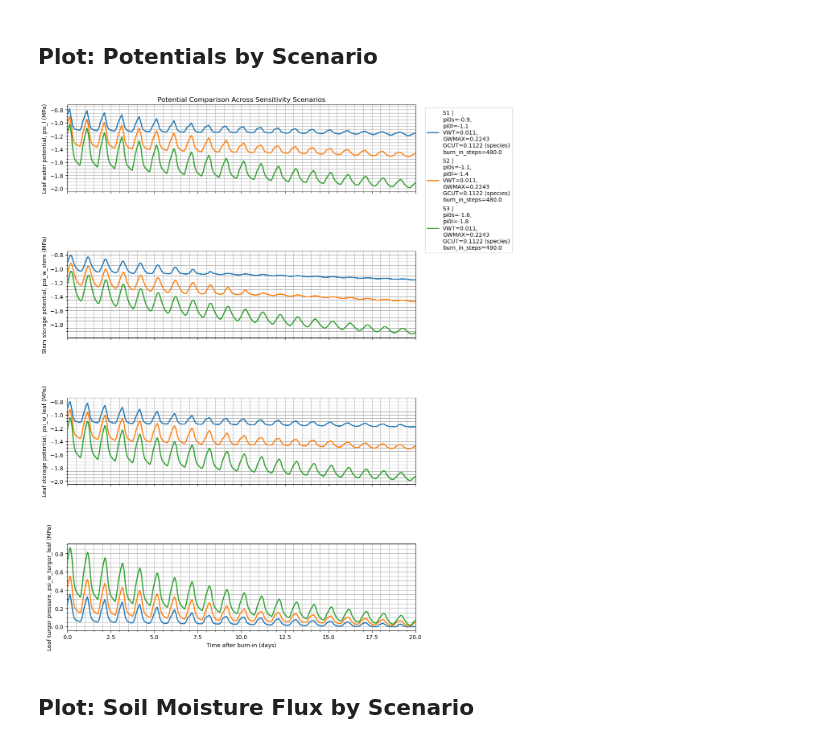
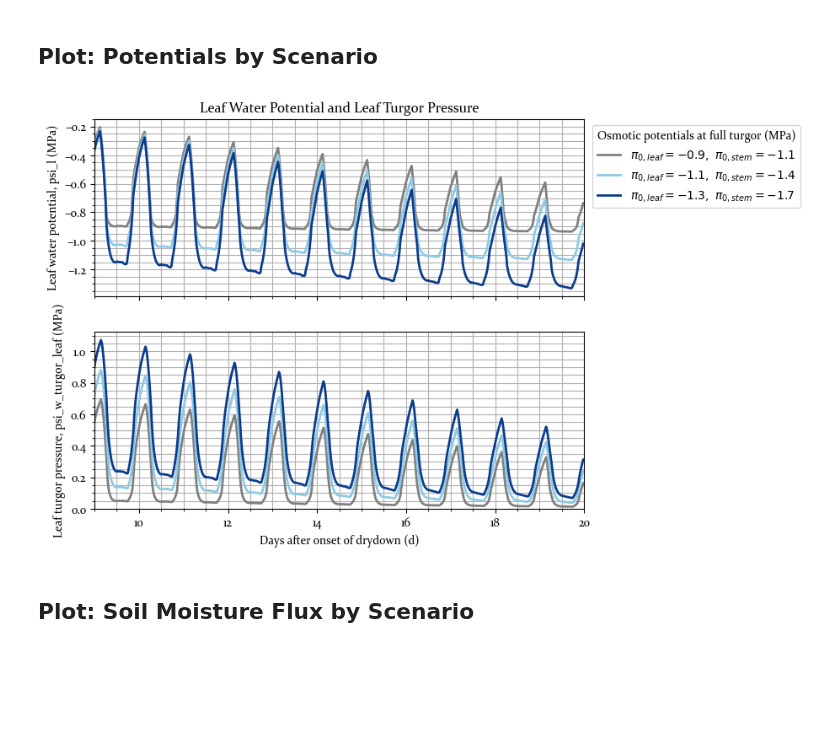
Before and after one commit to jagottlieb/Photo3-Plant-Salinity-Traits, a Jupyter notebook: analysis_notebook_sensitivity_v1.ipynb, the cells around one changed output. Cells and saved outputs as stored; diff of their text form; code cells hidden in the pictures; blank space fills up the shorter version.

```diff
--- a/analysis_notebook_sensitivity_v1.ipynb
+++ b/analysis_notebook_sensitivity_v1.ipynb
@@ -169,6 +202,9 @@ def build_scenario_model(cfg):
     else:
         scenario_gcut = float(gcut_setting)
 
+    scenario_salt_uptake = bool(cfg.get("salt_uptake", salt_uptake))
+    scenario_E = float(cfg.get("E", 0.99))
+
     total_steps = steps(duration, int(timestepM))
     if cfg.get("burn_in_days") is not None:
         burn_in_steps = steps(float(cfg["burn_in_days"]), int(timestepM))
@@ -184,7 +220,7 @@ def build_scenario_model(cfg):
         s=s_init_arr,
         cs=cs_init_arr,
     )
-    photo_obj = C3_cs_reduc(
+    photo_obj = C3( #C3_cs_reduc(
         species_obj,
         atmosphere_obj,
         cs_array=cs_init_arr,
@@ -209,7 +245,7 @@ def build_scenario_model(cfg):
         eta_stem=eta_stem,
         mcap_stem=mcap_stem,
         dt=dt,
-        salt_uptake=False,
+        salt_uptake=scenario_salt_uptake,
         psi_wf_mode=psi_wf_mode,
         vwi_leaf=vwi_leaf,
         c_leaf=c_leaf,
@@ -218,7 +254,10 @@ def build_scenario_model(cfg):
         pi0_leaf=cfg["pi0_leaf"],
         eta_leaf=eta_leaf,
         mcap_leaf=mcap_leaf,
+        leaf_uptake_frac=leaf_uptake_frac,
         gcut=scenario_gcut,
+        E=scenario_E,
+        F_CAP=f_cap,
     )
 
     plant_obj = SimulationMultiComp(
@@ -233,12 +272,8 @@ def build_scenario_model(cfg):
         dt=dt,
     )
 
-    label = (
-        f"{cfg['name']} |\npi0s={cfg['pi0_stem']},\npi0l={cfg['pi0_leaf']}"
-        f"\nVWT={cfg['VWT']:.4g},\nGWMAX={species_obj.GWMAX:.4g}"
-        f"\nGCUT={scenario_gcut:.4g} ({cfg.get('gcut', 'species')})"
-        f"\nburn_in_steps={burn_in_steps}"
-    )
+    # Report-ready legend label
+    label = rf"$\pi_{{0,leaf}} = {cfg['pi0_leaf']:.1f},\ \pi_{{0,stem}} = {cfg['pi0_stem']:.1f}$"
 
     return {
         "config": cfg,
@@ -466,47 +526,63 @@ expected_steps = int(duration * 24 * 60 / timestepM)
 candidate_lengths = []
 for cfg in scenario_configs:
     out = results_by_scenario[cfg['name']]["output"]
-    candidate_lengths.extend([len(out["psi_l"]), len(out["psi_w_stem"]), len(out["psi_w_leaf"]), len(out["psi_w_turgor_leaf"])])
+    # candidate_lengths.extend([len(out["psi_l"]), len(out["psi_w_stem"]), len(out["psi_w_leaf"]), len(out["psi_w_turgor_leaf"])])
+    candidate_lengths.extend([len(out["psi_l"]), len(out["psi_w_turgor_leaf"])])
 n_plot = min(candidate_lengths)
 
 # Use the maximum burn-in across scenarios so all series share the same time axis
 max_burn_in = max(results_by_scenario[cfg["name"]]["burn_in_steps"] for cfg in scenario_configs)
 post_burn_steps = n_plot - max_burn_in
 post_burn_duration = post_burn_steps * dt / 86400.0  # days
 
-time_plot = np.linspace(0.0, post_burn_duration, num=post_burn_steps, endpoint=False)
+post_burn_days = np.arange(post_burn_steps) * dt / 86400.0
+plot_start_day = max(float(start_day_after_burn_in) - 1.0, 0.0)
+plot_start_idx = int(np.searchsorted(post_burn_days, plot_start_day, side="left"))
+time_plot = post_burn_days[plot_start_idx:]
+
+scenario_palette = ["#808080", "#8ecae6", "#0b3c8c"]
 scenario_colors = {
-    cfg["name"]: plt.cm.tab10(i % 10)
+    cfg["name"]: scenario_palette[i % len(scenario_palette)]
     for i, cfg in enumerate(scenario_configs)
 }
 
-fig, axes = plt.subplots(4, 1, figsize=(12, 14), sharex=True)
+# fig, axes = plt.subplots(4, 1, figsize=(7.5, 6), sharex=True)
+fig, axes = plt.subplots(2, 1, figsize=(7.5, 6), sharex=True)
+
+# series_specs = [
+#     ("psi_l", "Leaf water potential, psi_l (MPa)"),
+#     ("psi_w_stem", "Stem storage potential, psi_w_stem (MPa)"),
+#     ("psi_w_leaf", "Leaf storage potential, psi_w_leaf (MPa)"),
+#     ("psi_w_turgor_leaf", "Leaf turgor pressure, psi_w_turgor_leaf (MPa)"),
+# ]
 series_specs = [
     ("psi_l", "Leaf water potential, psi_l (MPa)"),
-    ("psi_w_stem", "Stem storage potential, psi_w_stem (MPa)"),
-    ("psi_w_leaf", "Leaf storage potential, psi_w_leaf (MPa)"),
     ("psi_w_turgor_leaf", "Leaf turgor pressure, psi_w_turgor_leaf (MPa)"),
 ]
 
 for ax, (key, ylabel) in zip(axes, series_specs):
     for cfg in scenario_configs:
         name = cfg["name"]
         label = results_by_scenario[name]["label"]
-        y = np.array(results_by_scenario[name]["output"][key])[max_burn_in:n_plot]
+        y = np.array(results_by_scenario[name]["output"][key])[max_burn_in + plot_start_idx:n_plot]
         ax.plot(time_plot, y, linewidth=2, color=scenario_colors[name], label=label)
     ax.set_ylabel(ylabel)
     ax.minorticks_on()
     ax.grid(visible=True, which="both", axis="both")
 
-axes[0].set_title("Potential Comparison Across Sensitivity Scenarios")
-axes[-1].set_xlabel("Time after burn-in (days)")
-axes[-1].set_xlim(0, post_burn_duration)
-axes[0].legend(bbox_to_anchor=(1.02, 1), loc="upper left")
-plt.tight_layout()
+# Keep turgor axis non-negative for readability
+axes[1].set_ylim(bottom=0)
+
+# axes[0].set_title("Potential Comparison Across Sensitivity Scenarios")
+axes[0].set_title("Leaf Water Potential and Leaf Turgor Pressure")
+axes[-1].set_xlabel("Days after onset of drydown (d)")
+axes[-1].set_xlim(time_plot[0] if len(time_plot) else plot_start_day, post_burn_duration)
+axes[0].legend(title=legend_title, bbox_to_anchor=(1.005, 1), loc="upper left")
+# plt.tight_layout()
 fig.savefig(run_output_dir / "potentials_comparison.png", dpi=300, bbox_inches="tight")
 plt.show()
 # %% [output]
-[figure, old version]
+[figure, new version]
 # %% [markdown]
 ## Plot: Soil Moisture Flux by Scenario
 # %%
```
Also changed, not shown: parts of 14 cells of this notebook, 11 other files.
